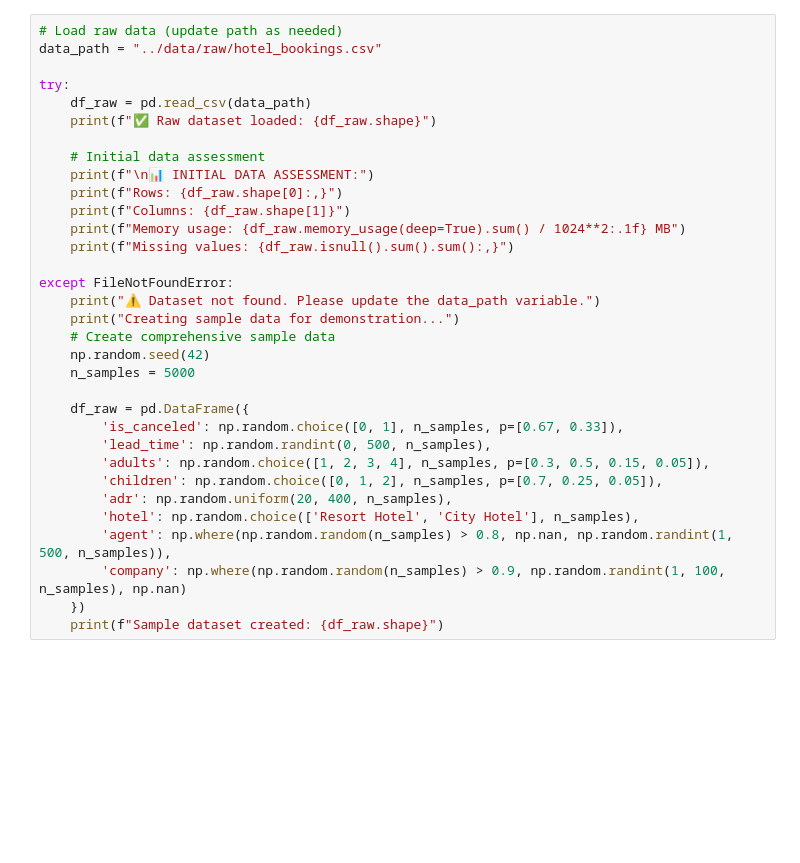
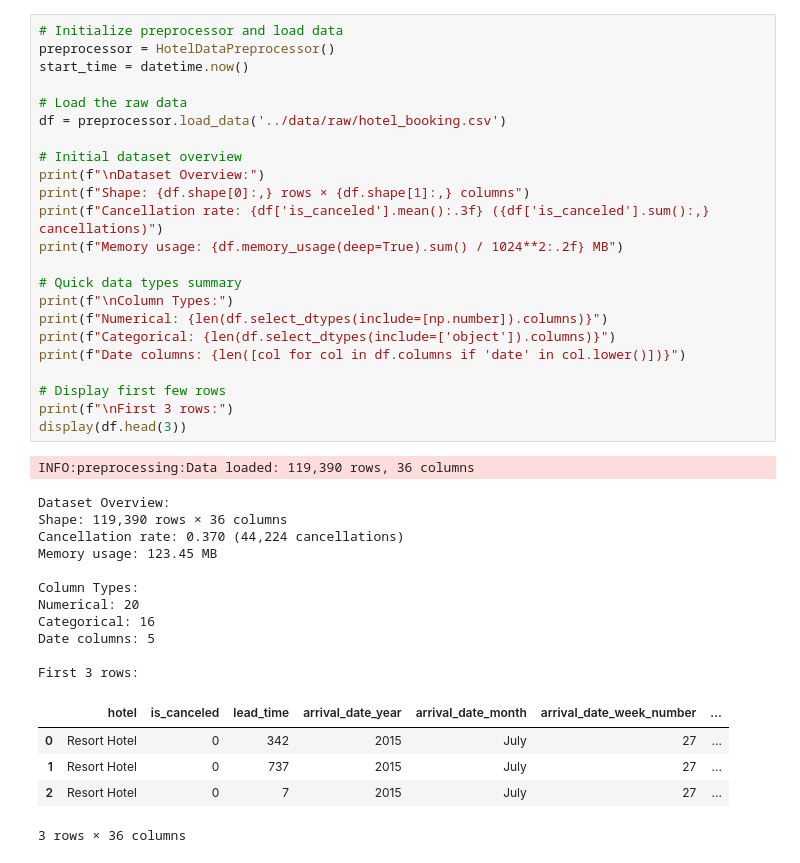
Before and after one commit to j2damax/hotel-cancellation-prediction, a Jupyter notebook: notebooks/02_preprocessing_analysis.ipynb, the cells around one changed output. Drawn from its saved outputs; the diff is of its cells as text; blank space fills up the shorter version.

```diff
--- a/notebooks/02_preprocessing_analysis.ipynb
+++ b/notebooks/02_preprocessing_analysis.ipynb
@@ -49,34 +32,42 @@ print("✅ Preprocessing environment setup completed")
 # %%
-# Load raw data (update path as needed)
-data_path = "../data/raw/hotel_bookings.csv"
+# Initialize preprocessor and load data
+preprocessor = HotelDataPreprocessor()
+start_time = datetime.now()
 
-try:
-    df_raw = pd.read_csv(data_path)
-    print(f"✅ Raw dataset loaded: {df_raw.shape}")
+# Load the raw data
+df = preprocessor.load_data('../data/raw/hotel_booking.csv')
 
-    # Initial data assessment
-    print(f"\n📊 INITIAL DATA ASSESSMENT:")
-    print(f"Rows: {df_raw.shape[0]:,}")
-    print(f"Columns: {df_raw.shape[1]}")
-    print(f"Memory usage: {df_raw.memory_usage(deep=True).sum() / 1024**2:.1f} MB")
-    print(f"Missing values: {df_raw.isnull().sum().sum():,}")
+# Initial dataset overview
+print(f"\nDataset Overview:")
+print(f"Shape: {df.shape[0]:,} rows × {df.shape[1]:,} columns")
+print(f"Cancellation rate: {df['is_canceled'].mean():.3f} ({df['is_canceled'].sum():,} cancellations)")
+print(f"Memory usage: {df.memory_usage(deep=True).sum() / 1024**2:.2f} MB")
 
-except FileNotFoundError:
-    print("⚠️ Dataset not found. Please update the data_path variable.")
-    print("Creating sample data for demonstration...")
-    # Create comprehensive sample data
-    np.random.seed(42)
-    n_samples = 5000
+# Quick data types summary
+print(f"\nColumn Types:")
+print(f"Numerical: {len(df.select_dtypes(include=[np.number]).columns)}")
+print(f"Categorical: {len(df.select_dtypes(include=['object']).columns)}")
+print(f"Date columns: {len([col for col in df.columns if 'date' in col.lower()])}")
 
-    df_raw = pd.DataFrame({
-        'is_canceled': np.random.choice([0, 1], n_samples, p=[0.67, 0.33]),
-        'lead_time': np.random.randint(0, 500, n_samples),
-        'adults': np.random.choice([1, 2, 3, 4], n_samples, p=[0.3, 0.5, 0.15, 0.05]),
-        'children': np.random.choice([0, 1, 2], n_samples, p=[0.7, 0.25, 0.05]),
-        'adr': np.random.uniform(20, 400, n_samples),
-        'hotel': np.random.choice(['Resort Hotel', 'City Hotel'], n_samples),
-        'agent': np.where(np.random.random(n_samples) > 0.8, np.nan, np.random.randint(1, 500, n_samples)),
-        'company': np.where(np.random.random(n_samples) > 0.9, np.random.randint(1, 100, n_samples), np.nan)
-    })
-    print(f"Sample dataset created: {df_raw.shape}")
+# Display first few rows
+print(f"\nFirst 3 rows:")
+display(df.head(3))
+# %% [output]
+INFO:preprocessing:Data loaded: 119,390 rows, 36 columns
+Dataset Overview:
+Shape: 119,390 rows × 36 columns
+Cancellation rate: 0.370 (44,224 cancellations)
+Memory usage: 123.45 MB
+
+Column Types:
+Numerical: 20
+Categorical: 16
+Date columns: 5
+
+First 3 rows:
+|  | hotel | is_canceled | lead_time | arrival_date_year | arrival_date_month | arrival_date_week_number | ... |
+| 0 | Resort Hotel | 0 | 342 | 2015 | July | 27 | ... |
+| 1 | Resort Hotel | 0 | 737 | 2015 | July | 27 | ... |
+| 2 | Resort Hotel | 0 | 7 | 2015 | July | 27 | ... |
+3 rows × 36 columns
 # %% [markdown]
```
Also changed, not shown: parts of 17 cells of this notebook, 6 other files.
